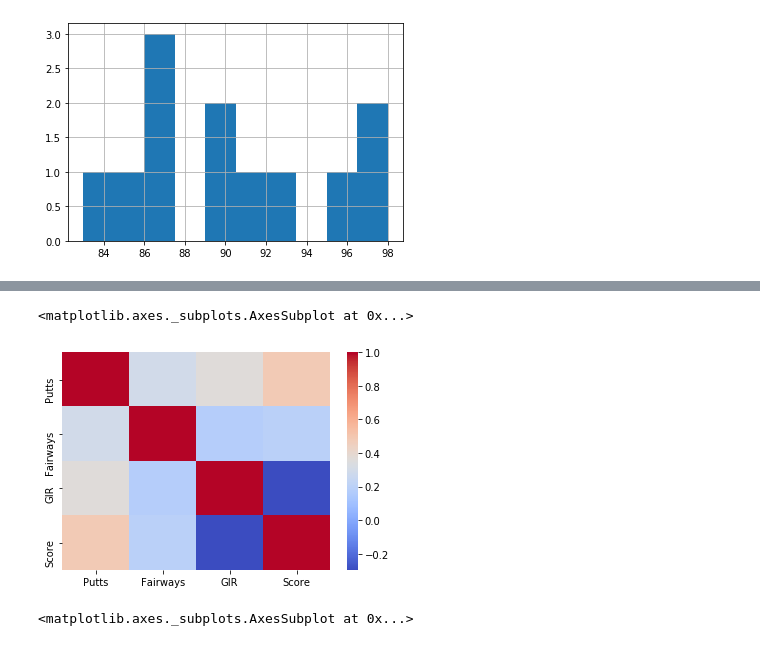
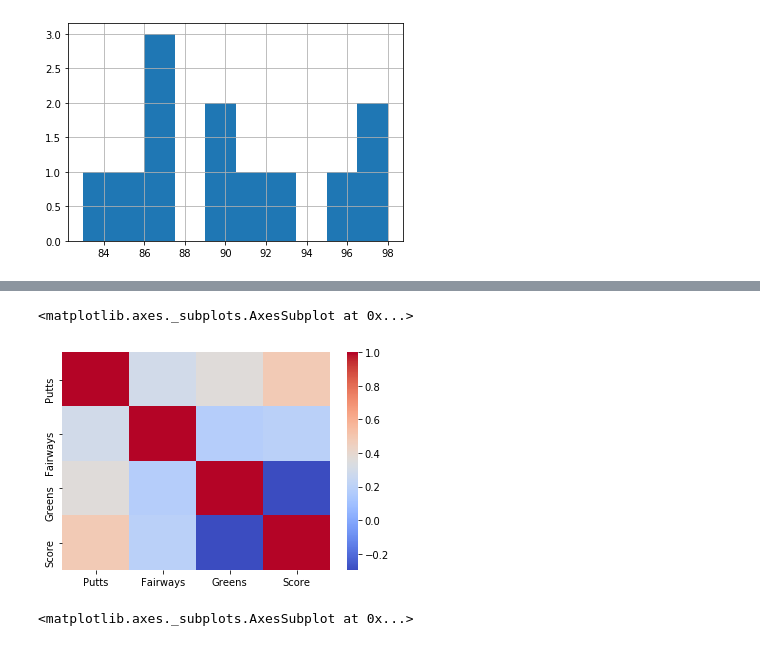
Before and after one commit to mvrahas/predict-golf-score, a Jupyter notebook: Golf-Game-Improvement-EDA.ipynb, the cells around one changed output, grey strips where cells are left out. Cells and saved outputs as stored; diff of their text form; code cells hidden in the pictures.

Commit message:
Cleanup and added a relative score column based on course difficulty

```diff
--- a/Golf-Game-Improvement-EDA.ipynb
+++ b/Golf-Game-Improvement-EDA.ipynb
@@ -31,20 +38,13 @@ Each record in my data set represents a round of golf that I played and includes
 # %%
-import pandas as pd
-import matplotlib.pyplot as mpl
-import seaborn as sns
-import matplotlib.pyplot as plt
-
-%matplotlib inline
-
 # Import Round Data
-round_data = pd.read_csv('./data/rounds.csv', usecols=["Name", "Date", "Course"])
-round_data.columns = ['Rounds', 'Date', 'Course']
+round_data = pd.read_csv('./data/rounds.csv', usecols=["Name", "Date", "Course", "Course Rating"])
+round_data.columns = ['Rounds', 'Date', 'Course', 'Course Rating']
 round_data['Date'] = pd.to_datetime(round_data['Date'])
 
 # Import Hole Data
 hole_data = pd.read_csv('./data/holes.csv')
-hole_data['GIR'] = hole_data['GIR'].map({'checked': '1'})
-hole_data['GIR'] = hole_data['GIR'].astype('float64')
+hole_data['Greens'] = hole_data['Greens'].map({'checked': '1'})
+hole_data['Greens'] = hole_data['Greens'].astype('float64')
 hole_data['Sand'] = hole_data['Sand'].map({'Y': '1', 'N': '0'})
 hole_data['Sand'] = hole_data['Sand'].astype('float64')
 hole_data['Scrambling'] = hole_data['Scrambling'].map({'Y': '1', 'N': '0'})
@@ -53,7 +53,7 @@ hole_data['Fairways'] = hole_data['Fairways'].map({'Y': '1', 'N': '0'})
 hole_data['Fairways'] = hole_data['Fairways'].astype('float64')
 
 # Create Scores Summary Table
-scores_summary = hole_data.groupby(['Rounds'])[['Par', 'Score', 'Putts', 'Fairways', 'GIR']].sum()
+scores_summary = hole_data.groupby(['Rounds'])[['Par', 'Score', 'Putts', 'Fairways', 'Greens']].sum()
 holes_played = hole_data['Rounds'].value_counts()
 relative_score = scores_summary.Score - scores_summary.Par
 relative_score.sort_index(inplace = True)
@@ -67,6 +67,7 @@ scores_summary['Relative Score'] = relative_score
 #Remove records without stats tracked
 scores_summary.drop([3,5], inplace=True)
 scores_summary.reset_index(inplace=True)
+scores_summary.drop(['index','Rounds'], inplace=True, axis=1)
 
 #Combine 9 hole scores
 s1 = scores_summary.iloc[1,4:]
@@ -76,5 +77,8 @@ s = s1 + s2
 scores_summary.iloc[11] = s2a.append(s)
 scores_summary.drop([1], inplace=True)
 
+# Add column for relative score given course difficulty
+scores_summary['Relative Score w/ Rating'] = scores_summary.Score.astype('float64') - scores_summary['Course Rating']
+
 scores_summary
 # %% [output]
@@ -125,10 +129,10 @@ shoot_80s.merge(shoot_90s, left_index=True, right_index = True)
 # %%
 # What stats are most highly correlated with score?
-correlations = scores_summary[["Putts", "Fairways", "GIR", "Score"]].corr()
+correlations = scores_summary[["Putts", "Fairways", "Greens", "Score"]].corr()
 sns.heatmap(correlations, cmap='coolwarm')
 # %% [output]
 <matplotlib.axes._subplots.AxesSubplot at 0x...>
-[figure, old version]
+[figure, new version]
 # %%
 # Show the relationship between each stat and the score using a scatterplot
 fig, axs = plt.subplots(1, 3, sharey=False)
```
Also changed, not shown: parts of 21 cells of this notebook, 2 other files.
